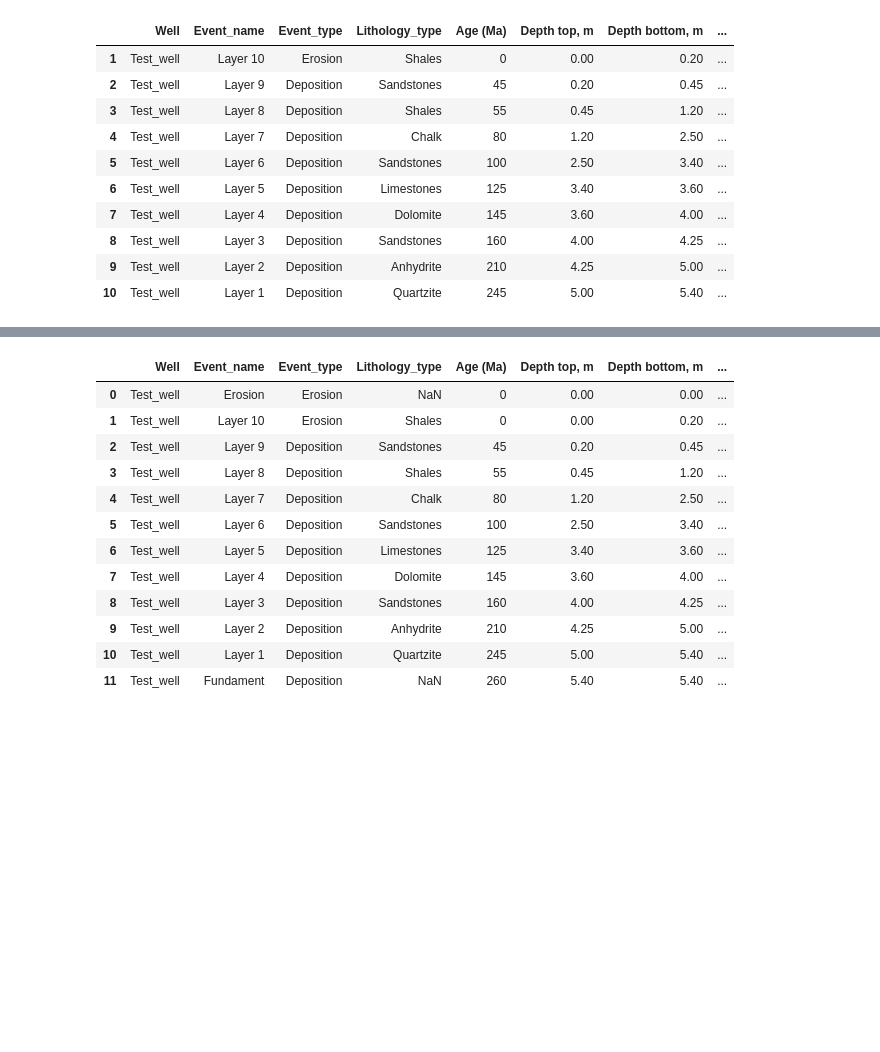
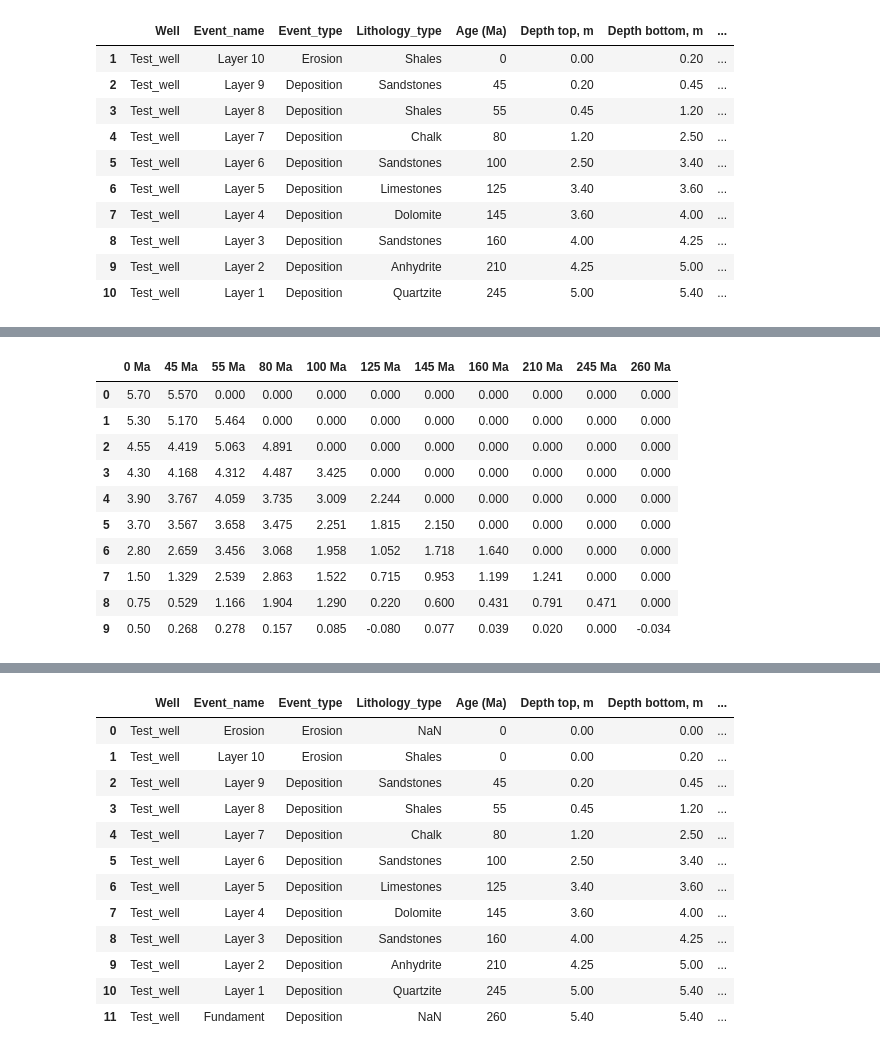
Before and after one commit to MariiaKalinina/Elasticity, a Jupyter notebook: Untitled46.ipynb, the cells around one changed output, grey strips where cells are left out. Drawn from its saved outputs; the diff is of its cells as text; code cells hidden in the pictures; blank space fills up the shorter version.

```diff
--- a/Untitled46.ipynb
+++ b/Untitled46.ipynb
@@ -81,4 +81,9 @@ def decomp_func(y1, y2, y1_d, phi, c):  # возвращает фун-ию од
                                                np.log(e) * y1 * c - \
                                                np.log(e) * y1_d * c - np.log(e) * y2 * c))) / c / np.log(e)
     return y2_d.real
+# %%
+#считает скорректированную декомпактированную глубину
+def corrected(depth, RoMantle, RoWater, sea_level, sea_level_today):
+
+  return depth - sea_level_today * (RoWater / (RoMantle - RoWater)) + (sea_level - sea_level_today)
 # %%
@@ -145,3 +229,17 @@ Age 260
+# %%
+decompaction_corrected_df
+# %% [output]
+|  | 0 Ma | 45 Ma | 55 Ma | 80 Ma | 100 Ma | 125 Ma | 145 Ma | 160 Ma | 210 Ma | 245 Ma | 260 Ma |
+| 0 | 5.70 | 5.570 | 0.000 | 0.000 | 0.000 | 0.000 | 0.000 | 0.000 | 0.000 | 0.000 | 0.000 |
+| 1 | 5.30 | 5.170 | 5.464 | 0.000 | 0.000 | 0.000 | 0.000 | 0.000 | 0.000 | 0.000 | 0.000 |
+| 2 | 4.55 | 4.419 | 5.063 | 4.891 | 0.000 | 0.000 | 0.000 | 0.000 | 0.000 | 0.000 | 0.000 |
+| 3 | 4.30 | 4.168 | 4.312 | 4.487 | 3.425 | 0.000 | 0.000 | 0.000 | 0.000 | 0.000 | 0.000 |
+| 4 | 3.90 | 3.767 | 4.059 | 3.735 | 3.009 | 2.244 | 0.000 | 0.000 | 0.000 | 0.000 | 0.000 |
+| 5 | 3.70 | 3.567 | 3.658 | 3.475 | 2.251 | 1.815 | 2.150 | 0.000 | 0.000 | 0.000 | 0.000 |
+| 6 | 2.80 | 2.659 | 3.456 | 3.068 | 1.958 | 1.052 | 1.718 | 1.640 | 0.000 | 0.000 | 0.000 |
+| 7 | 1.50 | 1.329 | 2.539 | 2.863 | 1.522 | 0.715 | 0.953 | 1.199 | 1.241 | 0.000 | 0.000 |
+| 8 | 0.75 | 0.529 | 1.166 | 1.904 | 1.290 | 0.220 | 0.600 | 0.431 | 0.791 | 0.471 | 0.000 |
+| 9 | 0.50 | 0.268 | 0.278 | 0.157 | 0.085 | -0.080 | 0.077 | 0.039 | 0.020 | 0.000 | -0.034 |
 # %%
 decompaction_df.loc['Stratigraphic thickness (km)', :] = decompaction_df.sum(axis=0) # <-- ввод общией мощности
 
```
Also changed, not shown: parts of 8 cells of this notebook.
